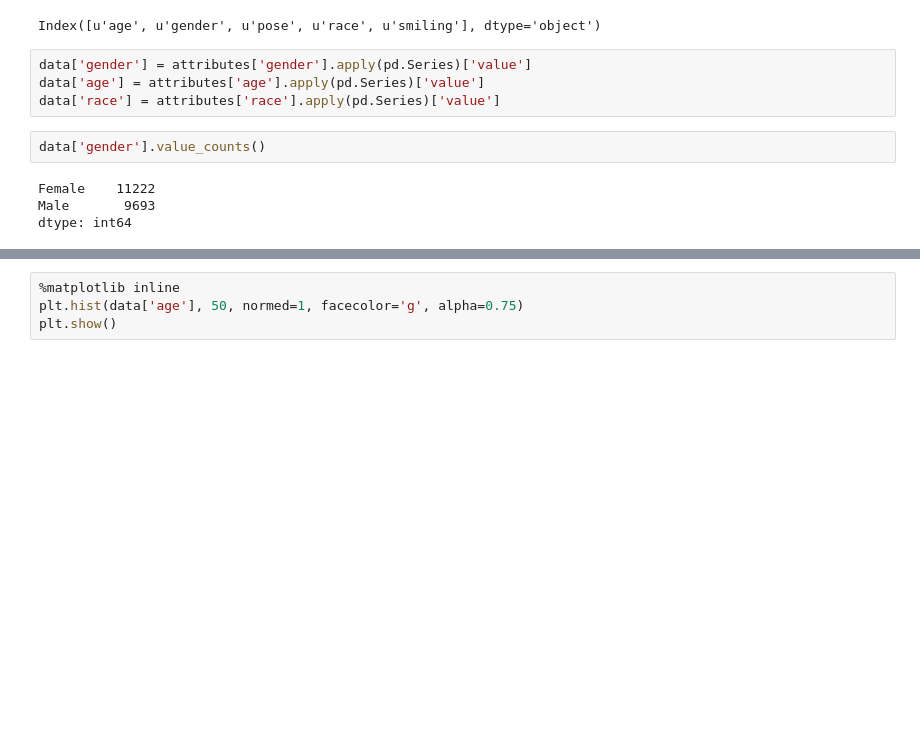
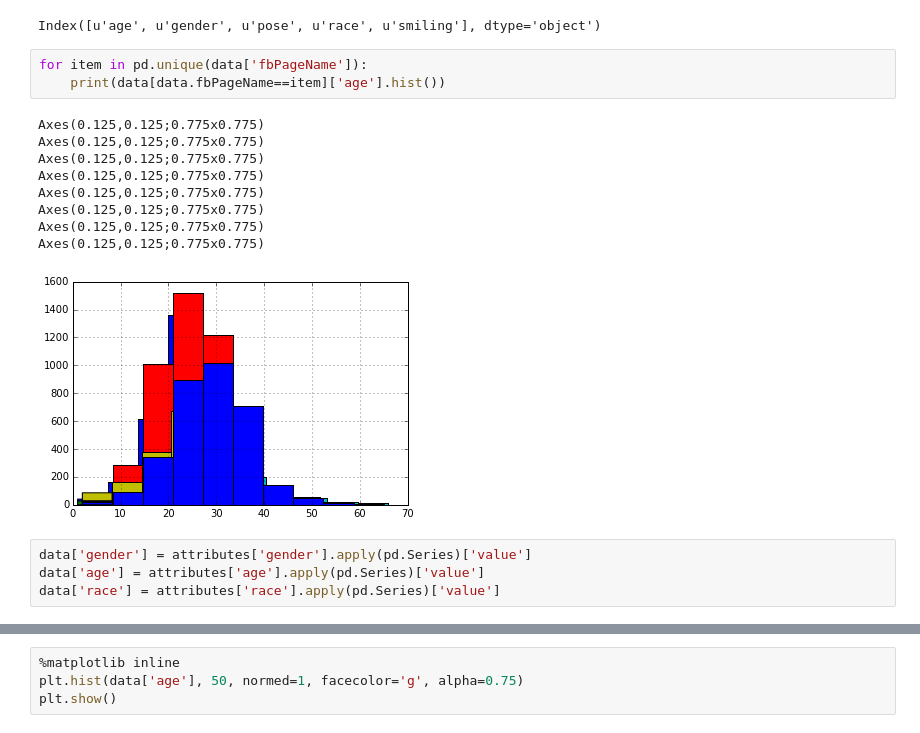
Before and after one commit to samanthajdalton/facialRecognition, a Jupyter notebook: demographic_info.ipynb, the cells around one changed output, grey strips where cells are left out. Saved outputs shown, nothing was run; the diff lists cells and outputs as text; blank space fills up the shorter version.

```diff
--- a/demographic_info.ipynb
+++ b/demographic_info.ipynb
@@ -35,13 +35,20 @@ attributes=data[u'attribute'].apply(pd.Series)
 attributes.columns
 # %% [output]
 Index([u'age', u'gender', u'pose', u'race', u'smiling'], dtype='object')
+# %%
+for item in pd.unique(data['fbPageName']):
+    print(data[data.fbPageName==item]['age'].hist())
+# %% [output]
+Axes(0.125,0.125;0.775x0.775)
+Axes(0.125,0.125;0.775x0.775)
+Axes(0.125,0.125;0.775x0.775)
+Axes(0.125,0.125;0.775x0.775)
+Axes(0.125,0.125;0.775x0.775)
+Axes(0.125,0.125;0.775x0.775)
+Axes(0.125,0.125;0.775x0.775)
+Axes(0.125,0.125;0.775x0.775)
+[figure, added]
 # %%
 data['gender'] = attributes['gender'].apply(pd.Series)['value']
 data['age'] = attributes['age'].apply(pd.Series)['value']
 data['race'] = attributes['race'].apply(pd.Series)['value']
-# %%
-data['gender'].value_counts()
-# %% [output]
-Female    11222
-Male       9693
-dtype: int64
```
Also changed, not shown: parts of 4 cells of this notebook.
